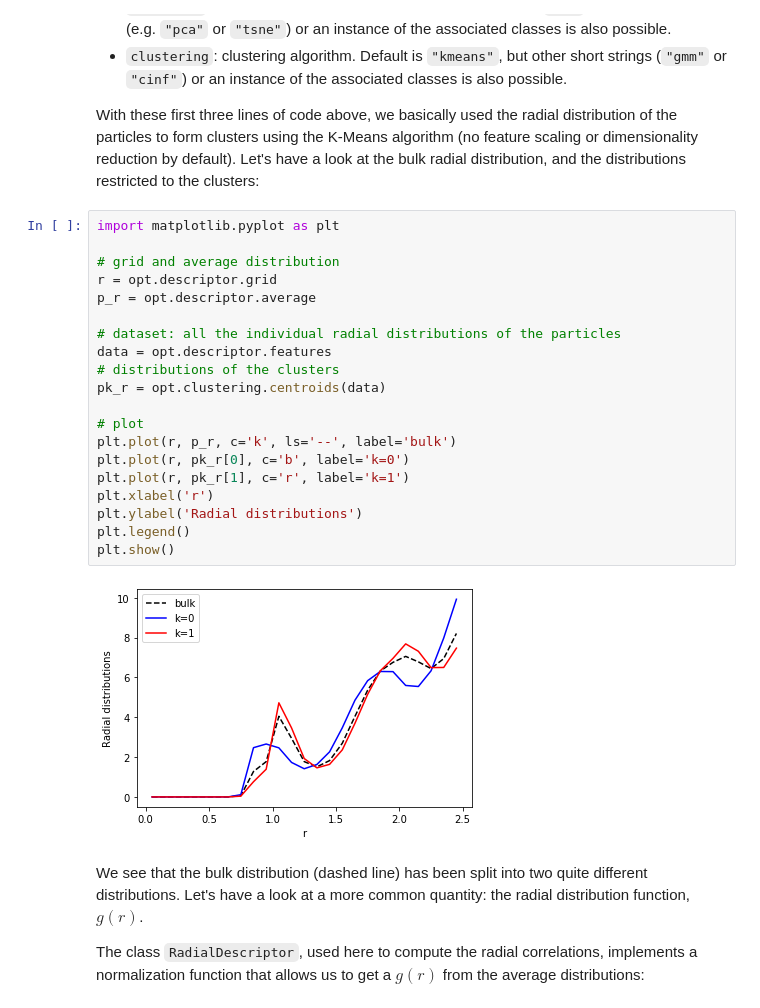
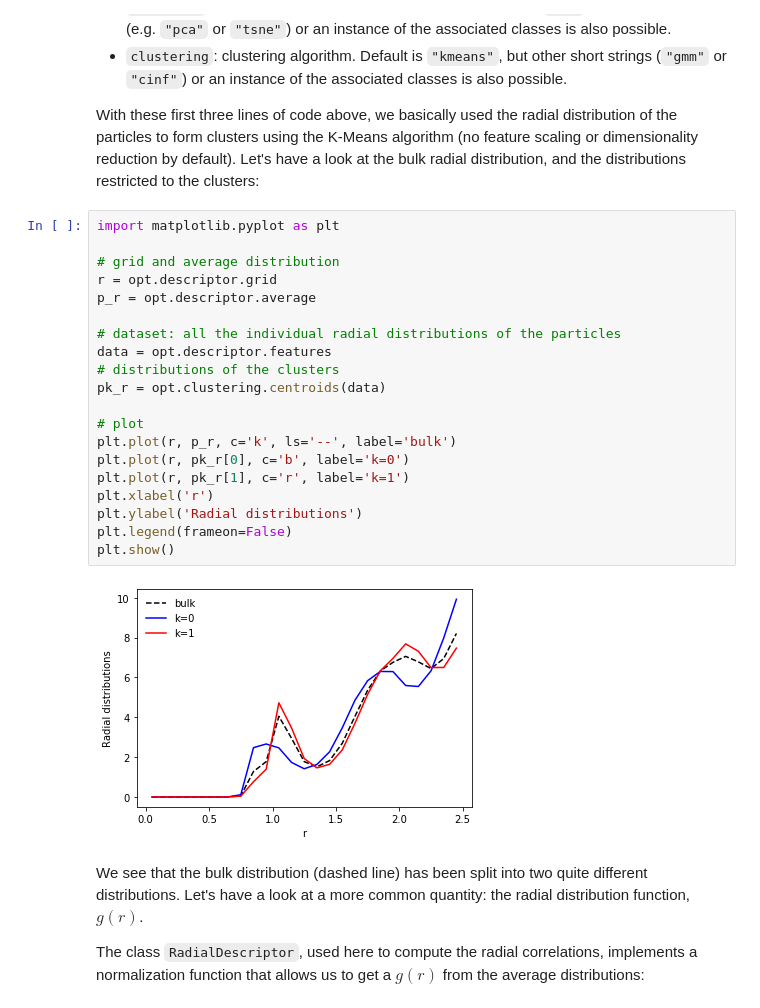
Before and after one commit to jorisparet/partycls, a Jupyter notebook: tutorial/2_optimization.ipynb, the cells around one changed output. Cells and saved outputs as stored; diff of their text form.

```diff
--- a/tutorial/2_optimization.ipynb
+++ b/tutorial/2_optimization.ipynb
@@ -30,25 +30,25 @@ With these first three lines of code above, we basically used the radial distrib
 # %%
 import matplotlib.pyplot as plt
 
 # grid and average distribution
 r = opt.descriptor.grid
 p_r = opt.descriptor.average
 
 # dataset: all the individual radial distributions of the particles
 data = opt.descriptor.features
 # distributions of the clusters
 pk_r = opt.clustering.centroids(data)
 
 # plot
 plt.plot(r, p_r, c='k', ls='--', label='bulk')
 plt.plot(r, pk_r[0], c='b', label='k=0')
 plt.plot(r, pk_r[1], c='r', label='k=1')
 plt.xlabel('r')
 plt.ylabel('Radial distributions')
-plt.legend()
+plt.legend(frameon=False)
 plt.show()
 # %% [output]
-[figure, old version]
+[figure, new version]
 # %% [markdown]
 We see that the bulk distribution (dashed line) has been split into two quite different distributions. Let's have a look at a more common quantity: the radial distribution function, $g(r)$.
 
```
Also changed, not shown: parts of 18 cells of this notebook, 4 other files.
